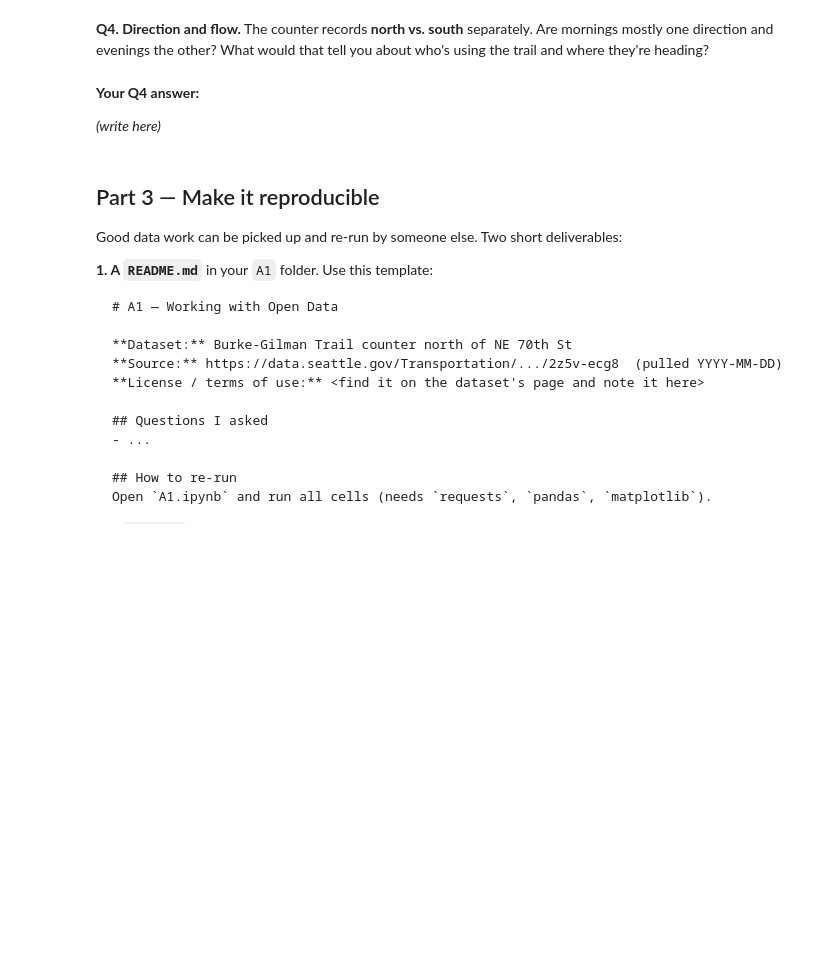
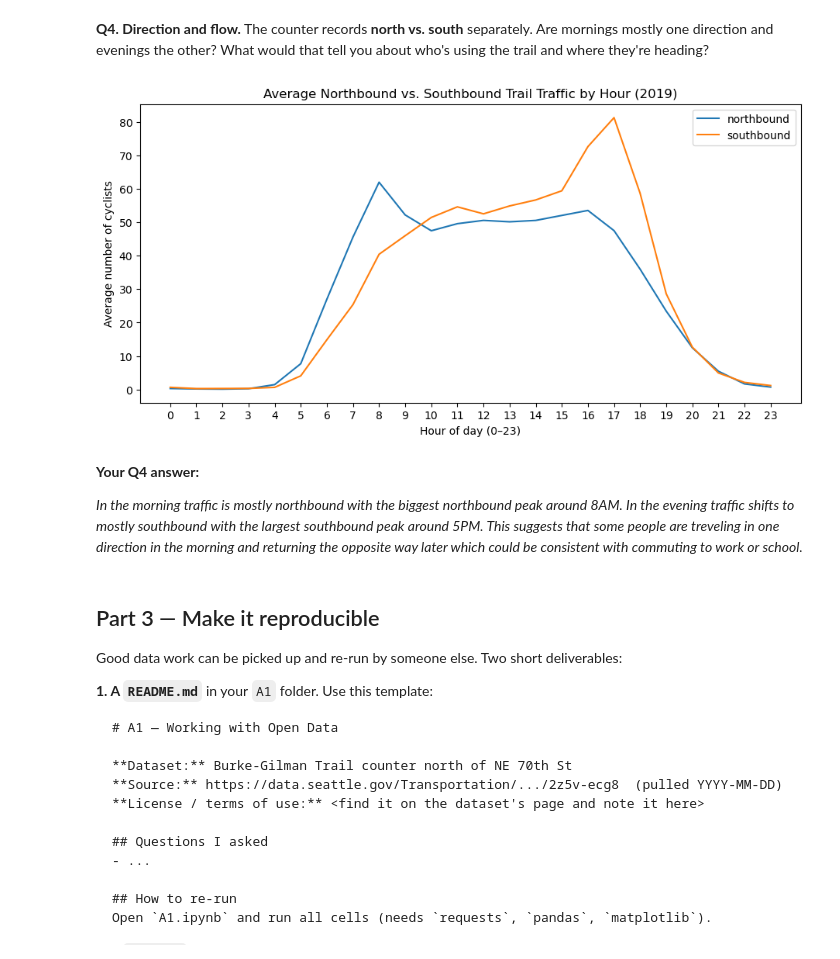
Before and after one commit to shayokita/hcde-410, a Jupyter notebook: A1/A1.ipynb, the cells around one changed output. Saved outputs shown, nothing was run; the diff lists cells and outputs as text; code cells hidden in the pictures; blank space fills up the shorter version.

```diff
--- a/A1/A1.ipynb
+++ b/A1/A1.ipynb
@@ -216,10 +216,23 @@ plt.show()
 The counter records **north vs. south** separately. Are mornings mostly one direction and evenings the other? What would that tell you about who's using the trail and where they're heading?
 # %%
 # Your code for Q4
+df["northbound"] = df["bike_north"] + df["ped_north"]
+df["southbound"] = df["bike_south"] + df["ped_south"]
+
+q4 = df.groupby("hour")[["northbound", "southbound"]].mean()
+
+q4.plot(figsize=(11,5))
+plt.title("Average Northbound vs. Southbound Trail Traffic by Hour (2019)")
+plt.xlabel("Hour of day (0–23)")
+plt.ylabel("Average number of cyclists")
+plt.xticks(range(0, 24))
+plt.show()
+# %% [output]
+[figure, added]
 # %% [markdown]
 **Your Q4 answer:**
 
-*(write here)*
+*In the morning traffic is mostly northbound with the biggest northbound peak around 8AM. In the evening traffic shifts to mostly southbound with the largest southbound peak around 5PM. This suggests that some people are treveling in one direction in the morning and returning the opposite way later which could be consistent with commuting to work or school.*
 # %% [markdown]
 ## Part 3 — Make it reproducible
 
```
